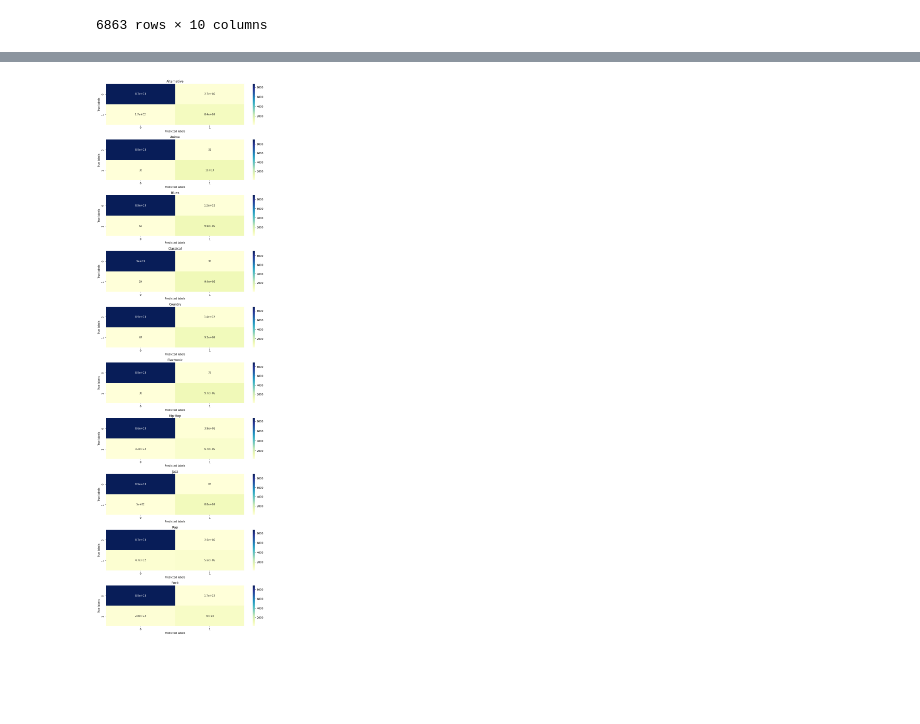
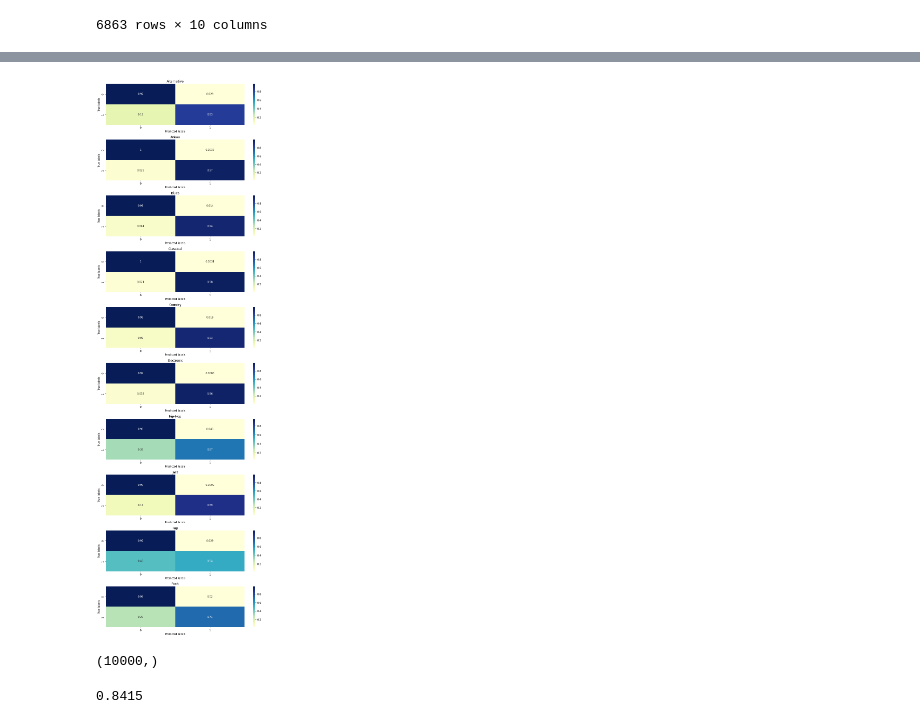
Before and after one commit to bileldhambri/DS-Project-Music-Classification, a Jupyter notebook: Binary classification_3.ipynb, the cells around one changed output, grey strips where cells are left out. Cells and saved outputs as stored; diff of their text form; code cells hidden in the pictures; blank space fills up the shorter version.

```diff
--- a/Binary classification_3.ipynb
+++ b/Binary classification_3.ipynb
@@ -26,3 +38,9 @@ Data.groupby(['music_genre'])['tempo'].mean()
 Data['tempo']=Data['tempo'].fillna(Data.groupby(['music_genre'])['tempo'].transform('mean'))
 # %%
 Data = Data.dropna()
+# %%
+from sklearn.preprocessing import LabelEncoder
+
+# assume your column of 12 objects is named 'category_column'
+encoder = LabelEncoder()
+Data['key'] = encoder.fit_transform(Data['key'])
@@ -186,8 +278,8 @@ def plot_learning_curve(estimator, X, y, cv=None, n_jobs=None, train_sizes=np.li
     plt.legend(loc="best")
     return plt
 
-my_model = MyModel()
+my_model = MyModel(C= 10, penalty= 'l2', solver= 'liblinear')
 
-plot_learning_curve(my_model, X_train, y_train,cv=5,n_jobs=4)
+plot_learning_curve(my_model, X_train, y_train,cv=5,n_jobs=1)
 # %% [output]
 <module 'matplotlib.pyplot' from '/usr/local/lib/python3.9/dist-packages/matplotlib/pyplot.py'>
@@ -195,6 +287,11 @@ plot_learning_curve(my_model, X_train, y_train,cv=5,n_jobs=4)
 # %%
+from sklearn.metrics import multilabel_confusion_matrix
 X_train, X_test, y_train, y_test = train_test_split(ss.fit_transform(Data.select_dtypes(exclude=['object']).values), Data['music_genre'].apply(lambda x: [x]), test_size=0.2, random_state=42)
-mlb = MultiLabelBinarizer()
-modell=MyModel()
-y_train = mlb.fit_transform(y_train)
-modell.fit(X_train, y_train)
+y_train = mlb.transform(y_train)
+
+my_model.fit(X_train, y_train)
+
+y_test = mlb.transform(y_test)
+y_pred=my_model.predict(X_test)
+cm2 = multilabel_confusion_matrix(y_test, y_pred)
+print(cm2)
@@ -201,7 +315,0 @@ modell.fit(X_train, y_train)
-# %%
-from sklearn.metrics import multilabel_confusion_matrix
-y_test = mlb.transform(y_test)
-y_pred=modell.predict(X_test)
-# Assuming y_pred and y_test are already defined
-cm = multilabel_confusion_matrix(y_test, y_pred)
-print(cm)
@@ -226,15 +316,34 @@ print(cm)
 # %%
+# Get the class labels
 class_labels = mlb.classes_
+
+# Loop through the labels and calculate the confusion matrix
+cm = []
+for i, label in enumerate(class_labels):
+    y_true = y_test[:, i]
+    y_pred2 = y_pred[:, i]
+    cm_i = confusion_matrix(y_true, y_pred2)
+    cm_i_norm = cm_i / cm_i.sum(axis=1, keepdims=True)
+    cm.append(cm_i_norm)
 
 # Loop through the labels and plot the confusion matrix
 fig, axes = plt.subplots(nrows=len(class_labels), figsize=(10, 30))
 
 for i, label in enumerate(class_labels):
     sns.heatmap(cm[i], annot=True, cmap="YlGnBu", ax=axes[i])
     axes[i].set_title(label)
     axes[i].set_xlabel('Predicted labels')
     axes[i].set_ylabel('True labels')
 
 plt.tight_layout()
 # %% [output]
-[figure, old version]
+[figure, new version]
+# %%
+y_pred.shape
+# %% [output]
+(10000,)
+# %%
+accuracy = accuracy_score(y_test, y_pred)
+accuracy
+# %% [output]
+0.8415
```
Also changed, not shown: parts of 20 cells of this notebook.
